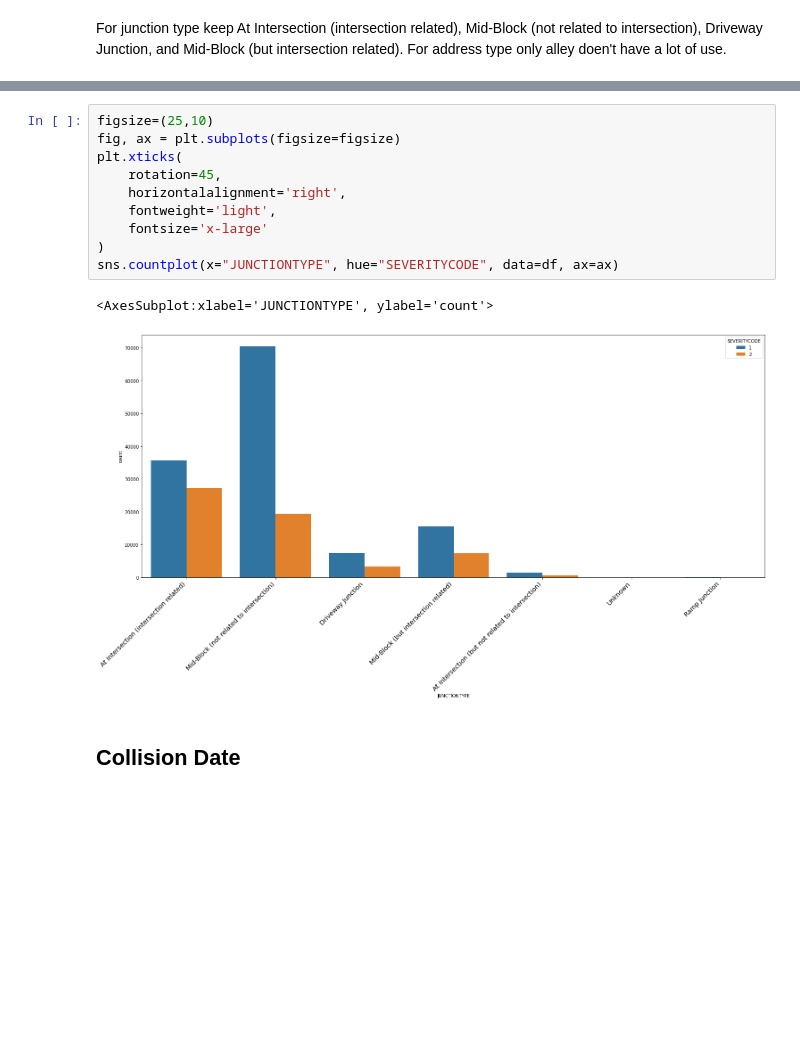
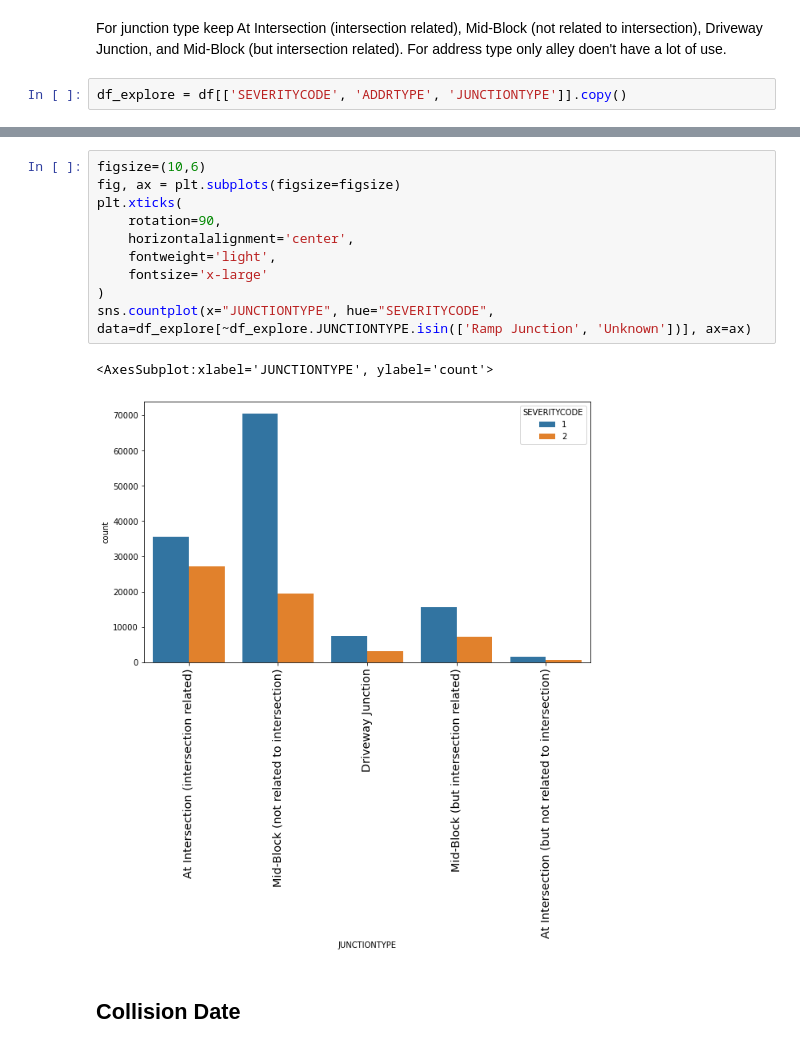
Before and after one commit to koursera/Coursera_Capstone, a Jupyter notebook: Traffic-Accident-Prediction-CRISP.ipynb, the cells around one changed output, grey strips where cells are left out. Saved outputs shown, nothing was run; the diff lists cells and outputs as text; blank space fills up the shorter version.

```diff
--- a/Traffic-Accident-Prediction-CRISP.ipynb
+++ b/Traffic-Accident-Prediction-CRISP.ipynb
@@ -309,3 +347,5 @@ Name: CROSSWALKKEY, Length: 2198, dtype: int64
 ## Location - ADDRTYPE, JUNCTIONTYPE
 # %% [markdown]
 For junction type keep At Intersection (intersection related), Mid-Block (not related to intersection), Driveway Junction, and Mid-Block (but intersection related).  For address type only alley doen't have a lot of use.
+# %%
+df_explore = df[['SEVERITYCODE', 'ADDRTYPE', 'JUNCTIONTYPE']].copy()
@@ -344,16 +433,16 @@ Name: JUNCTIONTYPE, dtype: int64
 # %%
-figsize=(25,10)
+figsize=(10,6)
 fig, ax = plt.subplots(figsize=figsize)
 plt.xticks(
-    rotation=45,
-    horizontalalignment='right',
+    rotation=90,
+    horizontalalignment='center',
     fontweight='light',
     fontsize='x-large'
 )
-sns.countplot(x="JUNCTIONTYPE", hue="SEVERITYCODE", data=df, ax=ax)
+sns.countplot(x="JUNCTIONTYPE", hue="SEVERITYCODE", data=df_explore[~df_explore.JUNCTIONTYPE.isin(['Ramp Junction', 'Unknown'])], ax=ax)
 # %% [output]
 <AxesSubplot:xlabel='JUNCTIONTYPE', ylabel='count'>
-[figure, old version]
+[figure, new version]
 # %% [markdown]
 ## Collision Date
 # %% [markdown]
```
Also changed, not shown: parts of 90 cells of this notebook.
